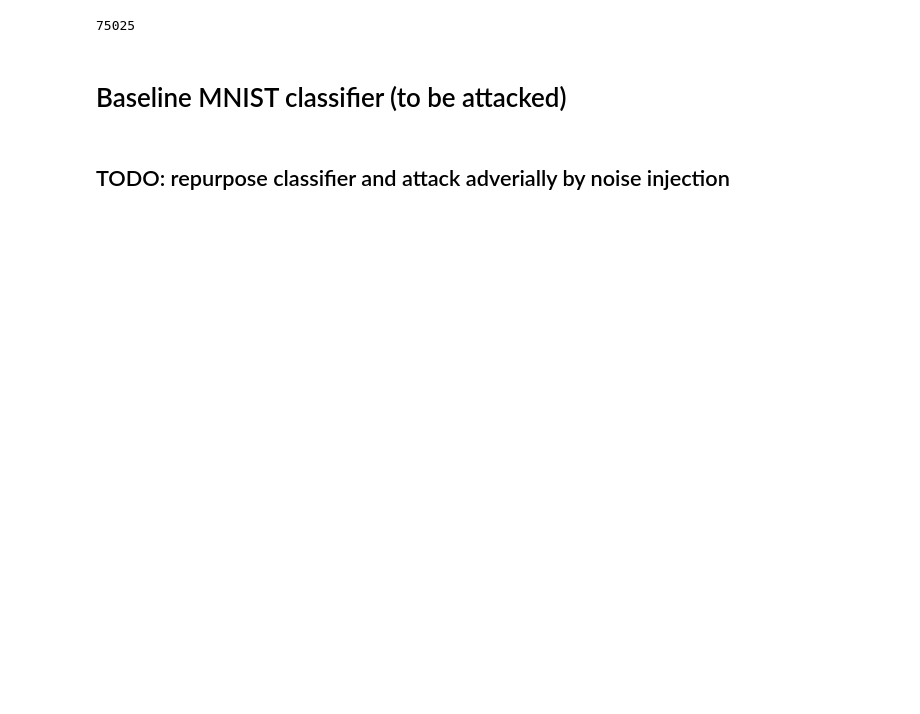
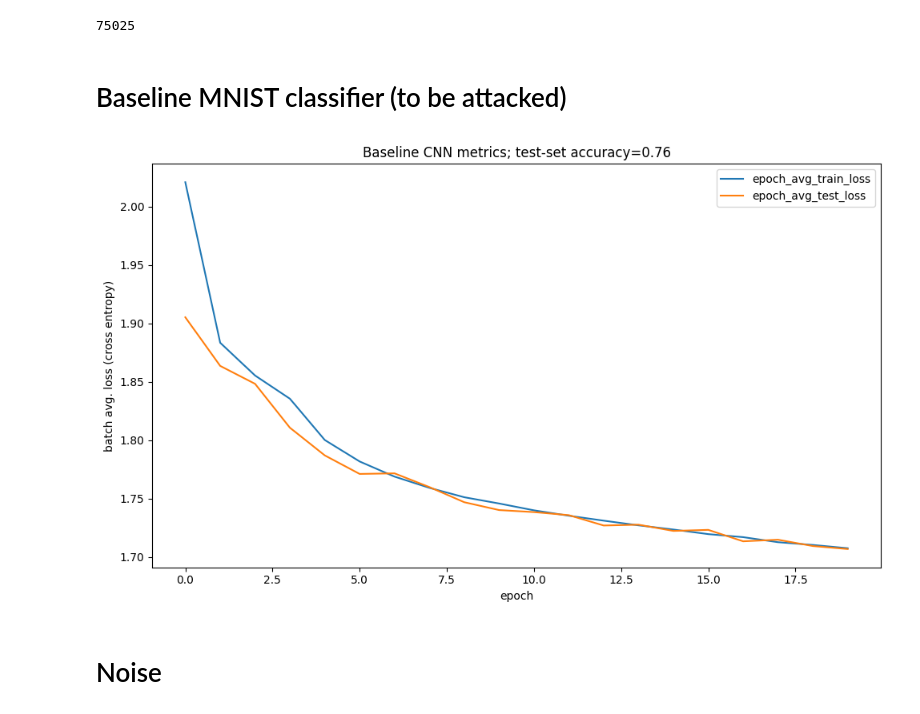
Before and after one commit to Expan75/team20-adverserial-artists, a Jupyter notebook: notebooks/adv-mnist-attack.ipynb, the cells around one changed output. Saved outputs shown, nothing was run; the diff lists cells and outputs as text; code cells hidden in the pictures; blank space fills up the shorter version.

Commit message:
add adv attack

```diff
--- a/notebooks/adv-mnist-attack.ipynb
+++ b/notebooks/adv-mnist-attack.ipynb
@@ -124,12 +67,12 @@ class Experiment:
 class BaseCNNClassifier(nn.Module):
 
     def __init__(self):
-        super().__init__()
+        super(BaseCNNClassifier, self).__init__()
         self.conv1 = nn.Conv2d(1, 10, kernel_size=(2, 2), stride=2)
         self.pool1 = nn.MaxPool2d(kernel_size=(2, 2), stride=1)
-        self.conv2 = nn.Conv2d(10, 1, kernel_size=(2, 2), stride=2)
+        self.conv2 = nn.Conv2d(10, 10, kernel_size=(2, 2), stride=2)
 
-        self.fc1 = nn.Linear(25, 10)
+        self.fc1 = nn.Linear(250, 10)
         self.fc2 = nn.Linear(10, 10)
 
     def forward(self, x):
@@ -137,7 +80,7 @@ class BaseCNNClassifier(nn.Module):
         x = self.pool1(F.relu(self.conv2(x)))
         x = torch.flatten(x, 1)
         x = F.relu(self.fc1(x))
-        x = F.softmax(self.fc2(x), 1)
+        x = F.softmax(self.fc2(x), dim=1)
 
         return x
 # %%
@@ -168,9 +133,22 @@ def train(
 
     return model, metrics
 # %%
-mnist_train, mnist_test = mnist.loaders()
-
-model = BaseCNNClassifier()
-train(model, mnist_test, mnist_train, Experiment(epochs=200, metrics={"accuracy": accuracy}))
+model, metrics = train(
+    model=BaseCNNClassifier(),
+    train_dataset=mnist_train,
+    test_dataset=mnist_test,
+    params=Experiment(seed=32, description="baseline cnn", epochs=20, batch_size=32, metrics={"accuracy": accuracy})
+)
+# %%
+fig, ax = plt.subplots(1, 1, tight_layout=True, figsize=(10, 6))
+ax.plot(metrics["epoch_avg_train_loss"], label="epoch_avg_train_loss")
+ax.plot(metrics["epoch_avg_test_loss"], label="epoch_avg_test_loss")
+plt.ylabel("batch avg. loss (cross entropy)")
+plt.xlabel("epoch")
+plt.title(f"Baseline CNN metrics; test-set accuracy={metrics['accuracy']:.2f}")
+plt.legend()
+plt.show()
+# %% [output]
+[figure, added]
 # %% [markdown]
-## TODO: repurpose classifier and attack adverially by noise injection
+# Noise
```
Also changed, not shown: parts of 9 cells of this notebook.
